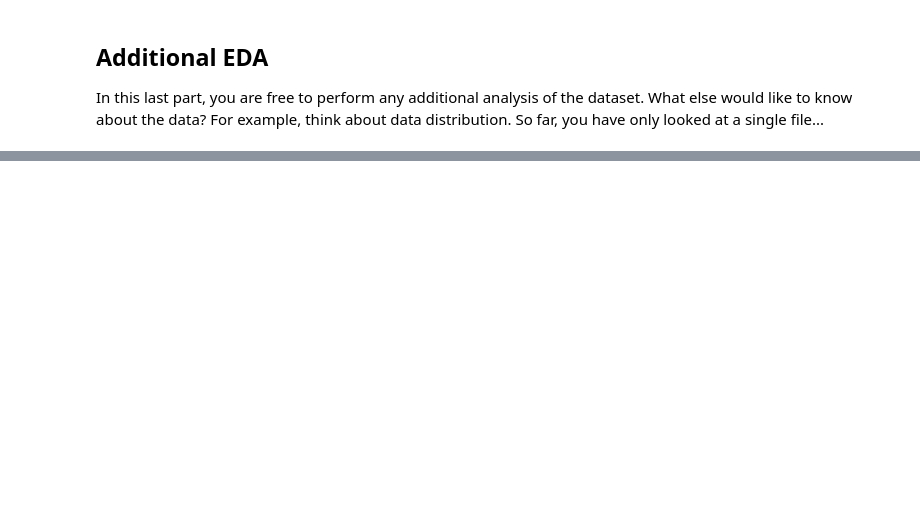
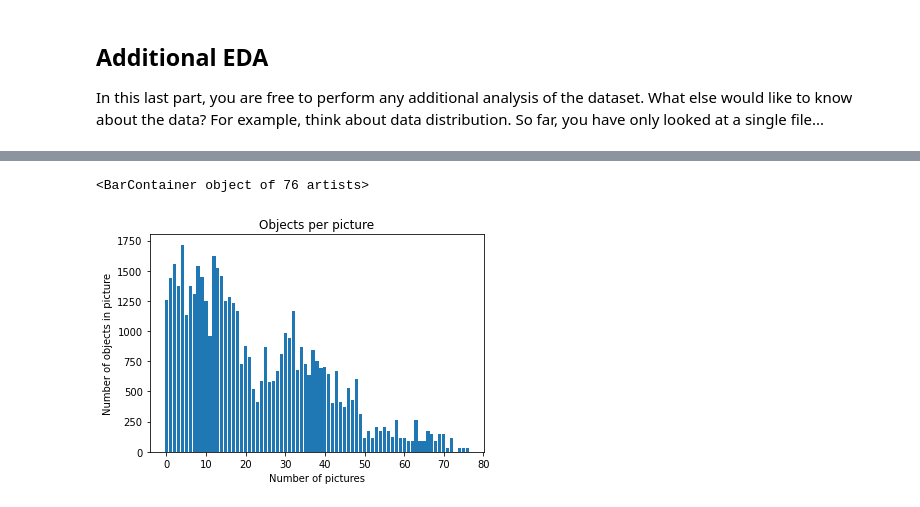
Before and after one commit to Pipowitz/object_detection_urban, a Jupyter notebook: Exploratory Data Analysis.ipynb, the cells around one changed output, grey strips where cells are left out. Drawn from its saved outputs; the diff is of its cells as text; code cells hidden in the pictures; blank space fills up the shorter version.

```diff
--- a/Exploratory Data Analysis.ipynb
+++ b/Exploratory Data Analysis.ipynb
@@ -97,0 +124,10 @@ For example, think about data distribution. So far, you have only looked at a si
+# %%
+obj_num_dict=Counter(obj_num_per_pic)
+# %%
+plt.title("Objects per picture")
+plt.xlabel("Number of pictures")
+plt.ylabel("Number of objects in picture")
+plt.bar(obj_num_dict.keys(), obj_num_dict.values())
+# %% [output]
+<BarContainer object of 76 artists>
+[figure, added]
```
Also changed, not shown: parts of 8 cells of this notebook, 1 other file.
